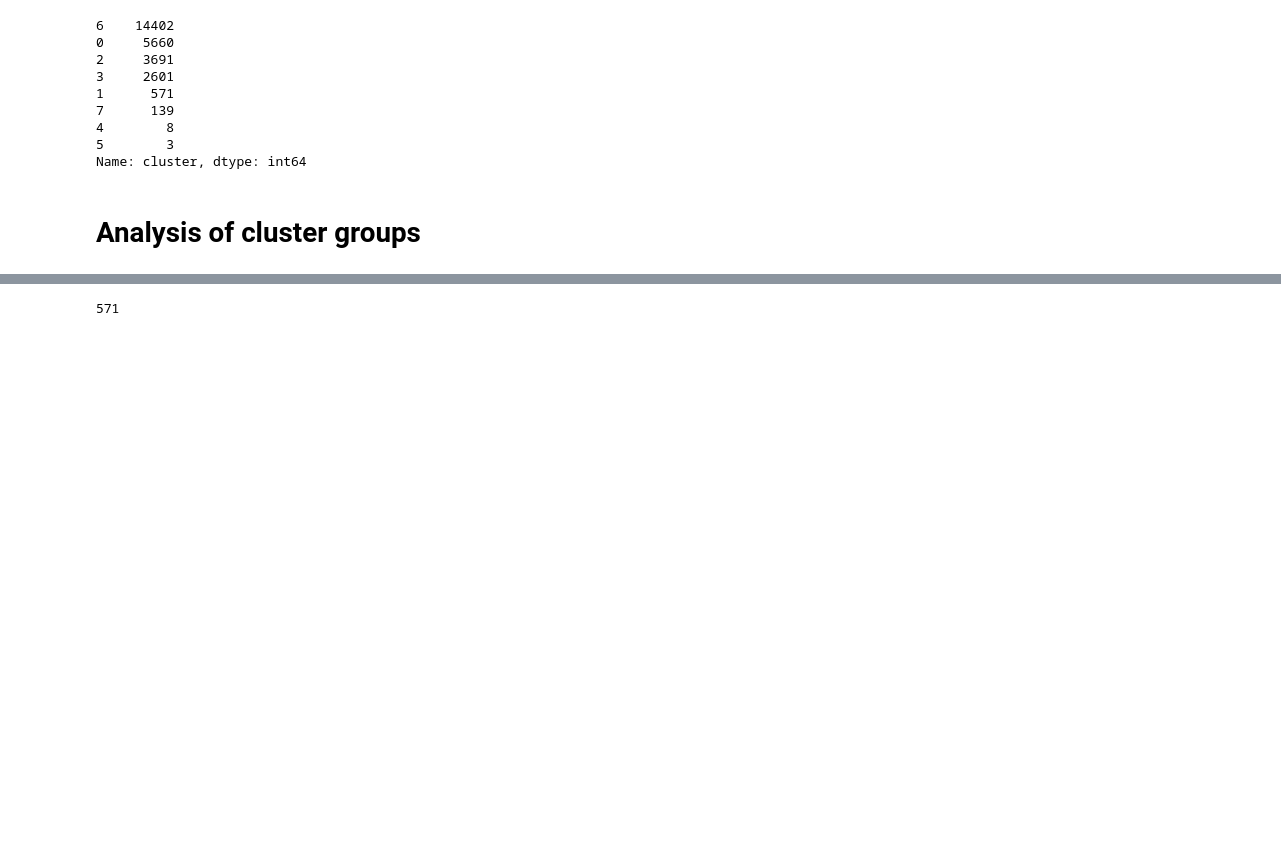
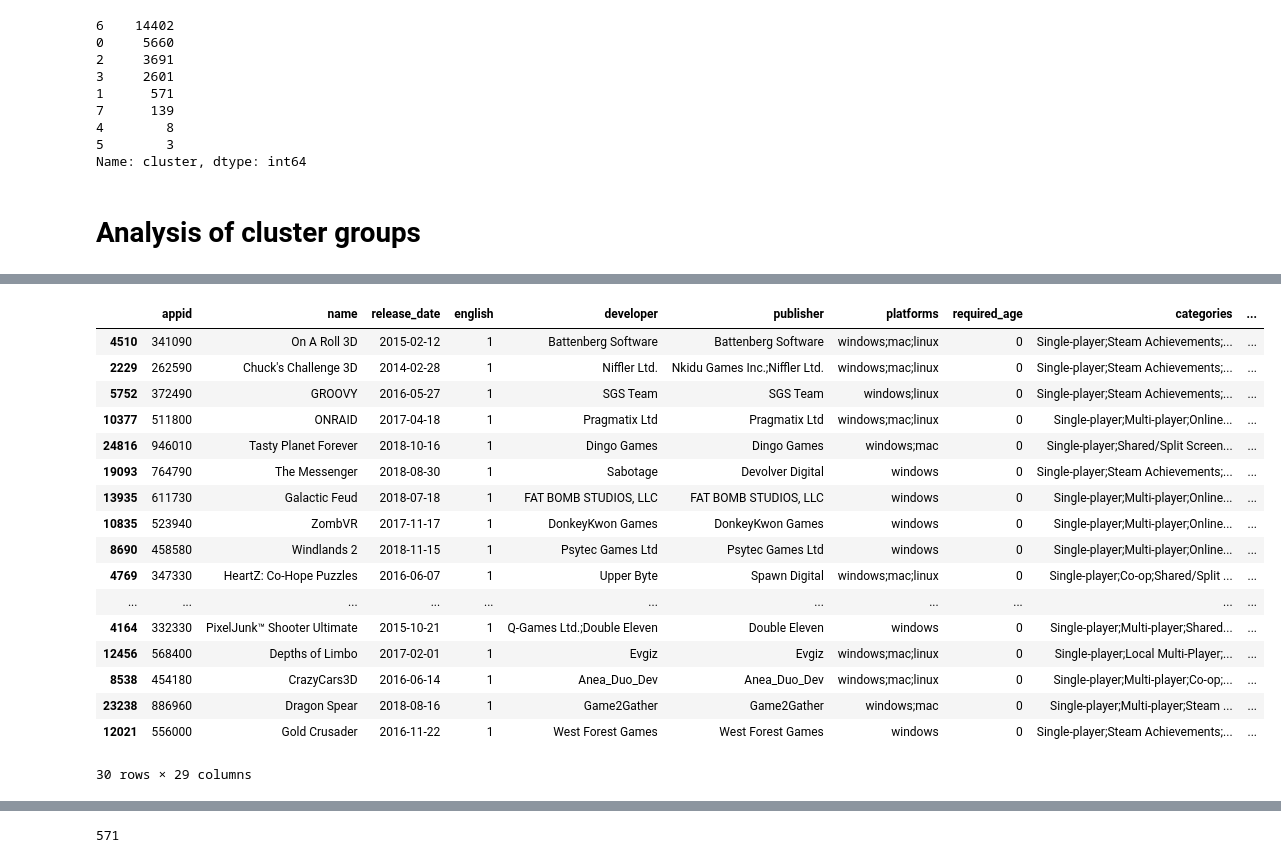
Before and after one commit to nefelibata28/usg, a Jupyter notebook: notebooks/data_cleaning.ipynb, the cells around one changed output, grey strips where cells are left out. Drawn from its saved outputs; the diff is of its cells as text; code cells hidden in the pictures; blank space fills up the shorter version.

```diff
--- a/notebooks/data_cleaning.ipynb
+++ b/notebooks/data_cleaning.ipynb
@@ -804,0 +875,22 @@ Name: cluster, dtype: int64
+# %%
+selector = kaggle_steam['cluster'] == 0
+kaggle_steam[selector].sample(30) # .sort_values(by='est_owners', ascending=False).head(30)
+# %% [output]
+|  | appid | name | release_date | english | developer | publisher | platforms | required_age | categories | ... |
+| 4510 | 341090 | On A Roll 3D | 2015-02-12 | 1 | Battenberg Software | Battenberg Software | windows;mac;linux | 0 | Single-player;Steam Achievements;... | ... |
+| 2229 | 262590 | Chuck's Challenge 3D | 2014-02-28 | 1 | Niffler Ltd. | Nkidu Games Inc.;Niffler Ltd. | windows;mac;linux | 0 | Single-player;Steam Achievements;... | ... |
+| 5752 | 372490 | GROOVY | 2016-05-27 | 1 | SGS Team | SGS Team | windows;linux | 0 | Single-player;Steam Achievements;... | ... |
+| 10377 | 511800 | ONRAID | 2017-04-18 | 1 | Pragmatix Ltd | Pragmatix Ltd | windows;mac;linux | 0 | Single-player;Multi-player;Online... | ... |
+| 24816 | 946010 | Tasty Planet Forever | 2018-10-16 | 1 | Dingo Games | Dingo Games | windows;mac | 0 | Single-player;Shared/Split Screen... | ... |
+| 19093 | 764790 | The Messenger | 2018-08-30 | 1 | Sabotage | Devolver Digital | windows | 0 | Single-player;Steam Achievements;... | ... |
+| 13935 | 611730 | Galactic Feud | 2018-07-18 | 1 | FAT BOMB STUDIOS, LLC | FAT BOMB STUDIOS, LLC | windows | 0 | Single-player;Multi-player;Online... | ... |
+| 10835 | 523940 | ZombVR | 2017-11-17 | 1 | DonkeyKwon Games | DonkeyKwon Games | windows | 0 | Single-player;Multi-player;Online... | ... |
+| 8690 | 458580 | Windlands 2 | 2018-11-15 | 1 | Psytec Games Ltd | Psytec Games Ltd | windows | 0 | Single-player;Multi-player;Online... | ... |
+| 4769 | 347330 | HeartZ: Co-Hope Puzzles | 2016-06-07 | 1 | Upper Byte | Spawn Digital | windows;mac;linux | 0 | Single-player;Co-op;Shared/Split ... | ... |
+| ... | ... | ... | ... | ... | ... | ... | ... | ... | ... | ... |
+| 4164 | 332330 | PixelJunk™ Shooter Ultimate | 2015-10-21 | 1 | Q-Games Ltd.;Double Eleven | Double Eleven | windows | 0 | Single-player;Multi-player;Shared... | ... |
+| 12456 | 568400 | Depths of Limbo | 2017-02-01 | 1 | Evgiz | Evgiz | windows;mac;linux | 0 | Single-player;Local Multi-Player;... | ... |
+| 8538 | 454180 | CrazyCars3D | 2016-06-14 | 1 | Anea_Duo_Dev | Anea_Duo_Dev | windows;mac;linux | 0 | Single-player;Multi-player;Co-op;... | ... |
+| 23238 | 886960 | Dragon Spear | 2018-08-16 | 1 | Game2Gather | Game2Gather | windows;mac | 0 | Single-player;Multi-player;Steam ... | ... |
+| 12021 | 556000 | Gold Crusader | 2016-11-22 | 1 | West Forest Games | West Forest Games | windows | 0 | Single-player;Steam Achievements;... | ... |
+30 rows × 29 columns
```
Also changed, not shown: parts of 18 cells of this notebook.
